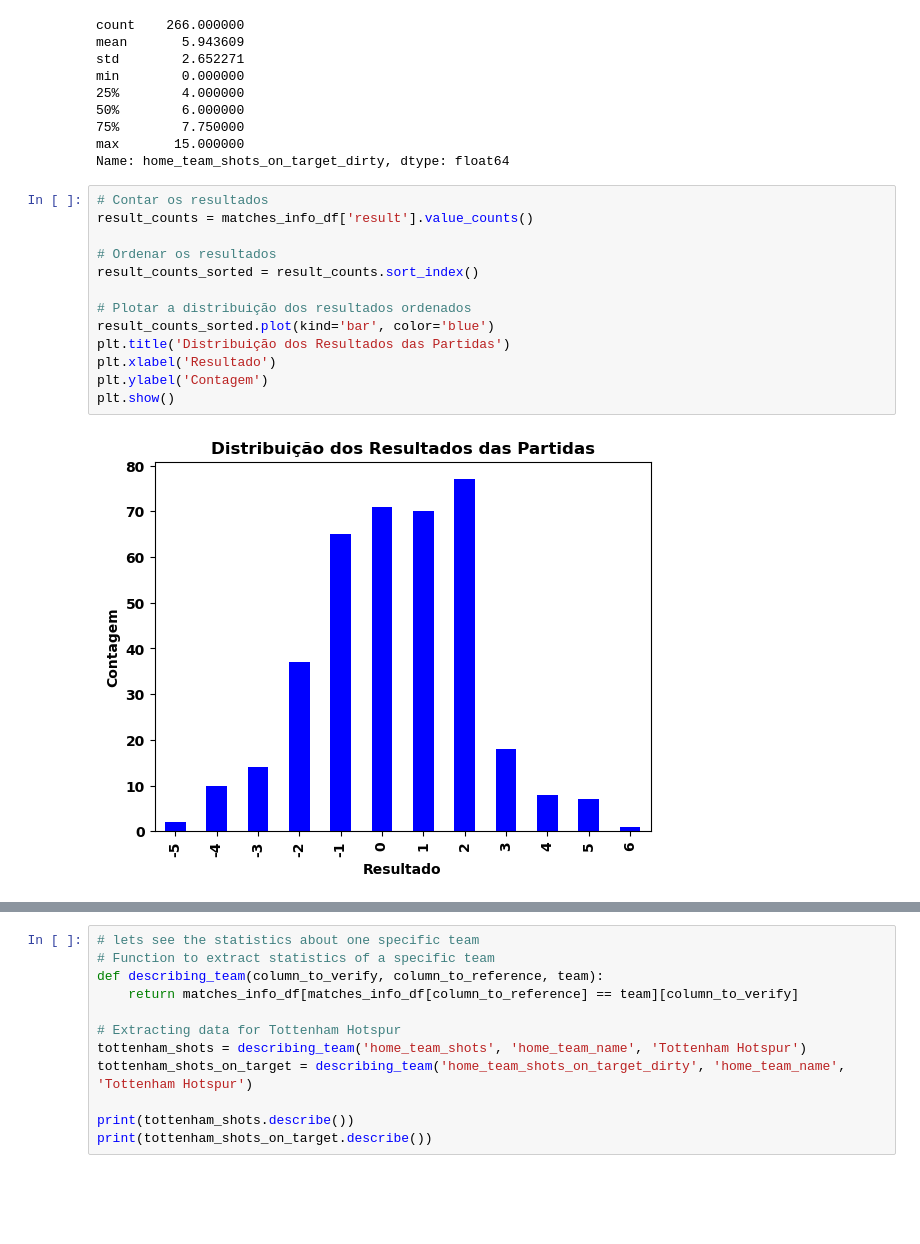
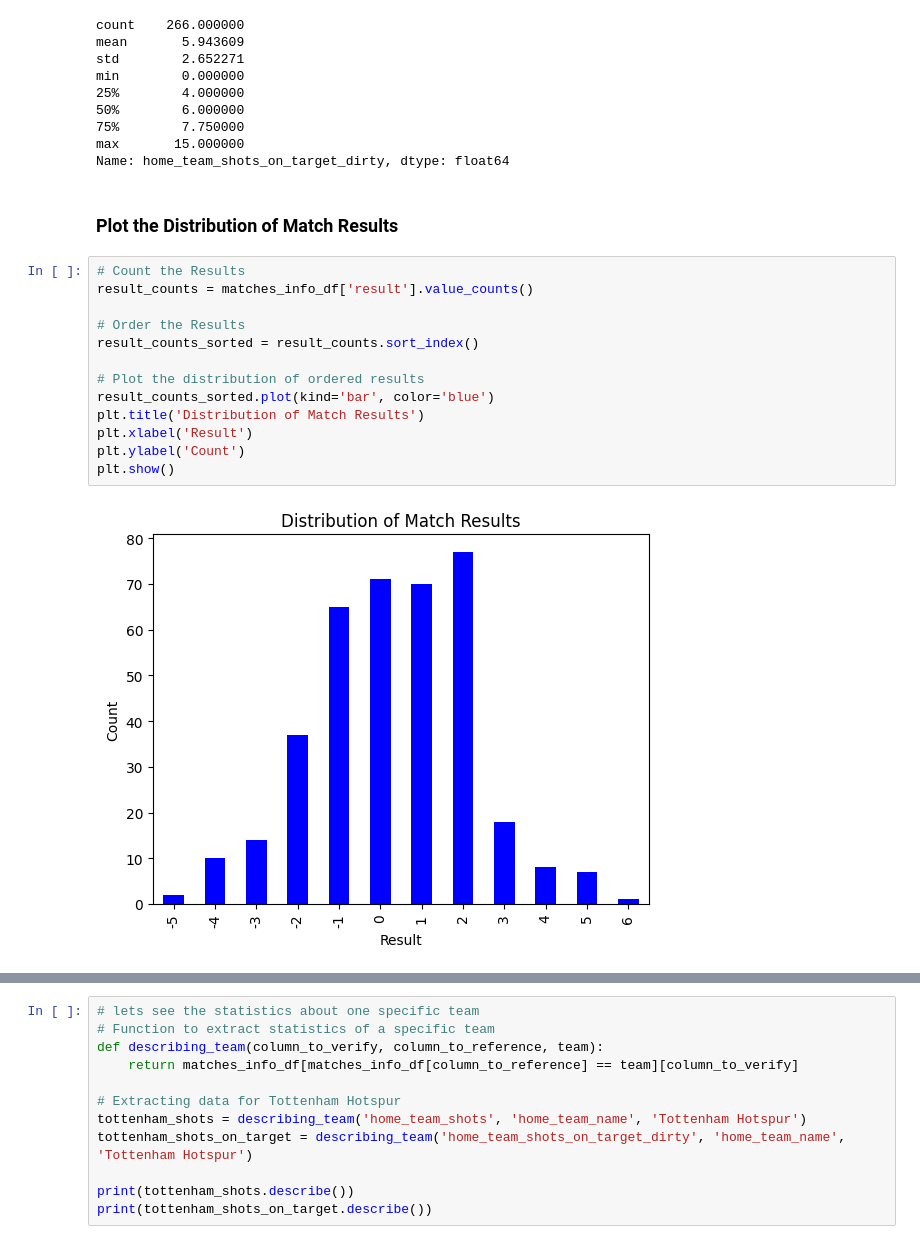
Before and after one commit to gabrielaragao01/Data-Science-Project, a Jupyter notebook: code/descriptive_statistics/vizualization.ipynb, the cells around one changed output, grey strips where cells are left out. Cells and saved outputs as stored; diff of their text form; blank space fills up the shorter version.

```diff
--- a/code/descriptive_statistics/vizualization.ipynb
+++ b/code/descriptive_statistics/vizualization.ipynb
@@ -156,19 +166,21 @@ min        0.000000
 75%        7.750000
 max       15.000000
 Name: home_team_shots_on_target_dirty, dtype: float64
+# %% [markdown]
+### Plot the Distribution of Match Results
 # %%
-# Contar os resultados
+# Count the Results
 result_counts = matches_info_df['result'].value_counts()
 
-# Ordenar os resultados
+# Order the Results
 result_counts_sorted = result_counts.sort_index()
 
-# Plotar a distribuição dos resultados ordenados
+# Plot the distribution of ordered results
 result_counts_sorted.plot(kind='bar', color='blue')
-plt.title('Distribuição dos Resultados das Partidas')
-plt.xlabel('Resultado')
-plt.ylabel('Contagem')
+plt.title('Distribution of Match Results')
+plt.xlabel('Result')
+plt.ylabel('Count')
 plt.show()
 # %% [output]
-[figure, old version]
+[figure, new version]
 # %%
```
Also changed, not shown: parts of 33 cells of this notebook.
